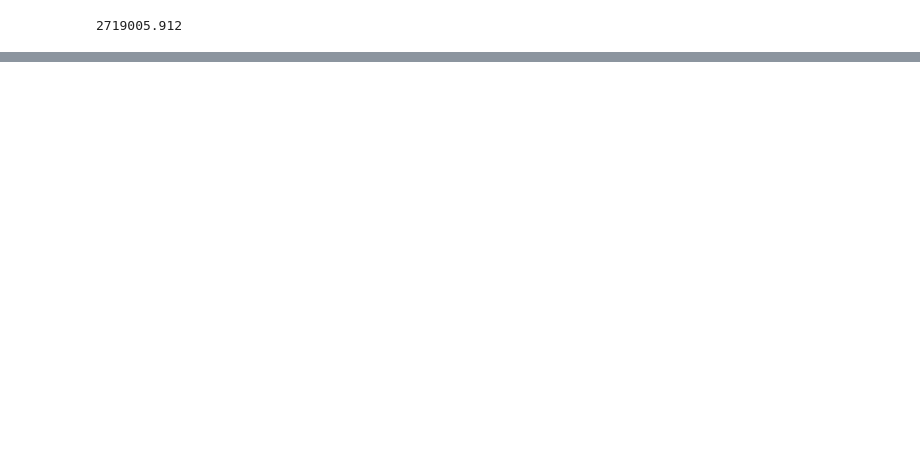
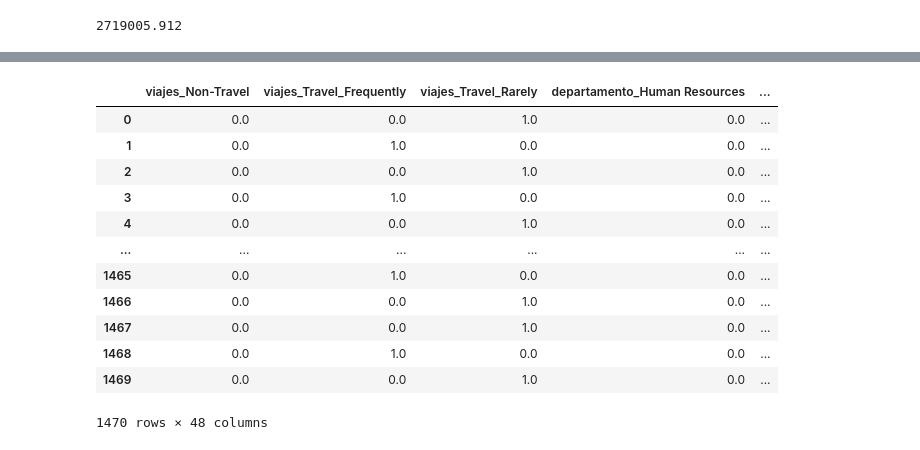
Before and after one commit to Carlos-Ernesto/Data-Science, a Jupyter notebook: DS4B/codigo_personal.ipynb, the cells around one changed output, grey strips where cells are left out. Drawn from its saved outputs; the diff is of its cells as text; code cells hidden in the pictures; blank space fills up the shorter version.

```diff
--- a/DS4B/codigo_personal.ipynb
+++ b/DS4B/codigo_personal.ipynb
@@ -131,7 +131,7 @@ CONCLUSIONES:
 # %%
 data.drop(columns="mayor_edad", inplace=True)
 data["educacion"] = data["educacion"].fillna("Universitaria")
-data["satisafaccion_trabajo"] = data["satisfaccion_trabajo"].fillna("Alta")
+data["satisfaccion_trabajo"] = data["satisfaccion_trabajo"].fillna("Alta")
 data["implicacion"] = data["implicacion"].fillna("Alta")
 # %% [markdown]
 EDA VARIABLES NUMÉRICAS
@@ -298,0 +313,2 @@ Reducir un 30% la fuga de empleados nos ahorraría 815701$ cada año.
+# %%
+df_ml = data.copy()
@@ -298,0 +335,34 @@ Reducir un 30% la fuga de empleados nos ahorraría 815701$ cada año.
+# %%
+#Convertir todas variables a numéricas
+from sklearn.preprocessing import OneHotEncoder
+
+#Variables categóricas
+cat = df_ml.select_dtypes('O')
+
+#Instanciación
+ohe = OneHotEncoder(sparse_output=False)
+
+#Entrenamos
+ohe.fit(cat)
+
+#Aplicamos
+cat_ohe = ohe.transform(cat)
+
+#Ponemos los nombres
+cat_ohe = pd.DataFrame(cat_ohe, columns = ohe.get_feature_names_out(input_features = cat.columns)).reset_index(drop = True)
+# %%
+cat_ohe
+# %% [output]
+|  | viajes_Non-Travel | viajes_Travel_Frequently | viajes_Travel_Rarely | departamento_Human Resources | ... |
+| 0 | 0.0 | 0.0 | 1.0 | 0.0 | ... |
+| 1 | 0.0 | 1.0 | 0.0 | 0.0 | ... |
+| 2 | 0.0 | 0.0 | 1.0 | 0.0 | ... |
+| 3 | 0.0 | 1.0 | 0.0 | 0.0 | ... |
+| 4 | 0.0 | 0.0 | 1.0 | 0.0 | ... |
+| ... | ... | ... | ... | ... | ... |
+| 1465 | 0.0 | 1.0 | 0.0 | 0.0 | ... |
+| 1466 | 0.0 | 0.0 | 1.0 | 0.0 | ... |
+| 1467 | 0.0 | 0.0 | 1.0 | 0.0 | ... |
+| 1468 | 0.0 | 1.0 | 0.0 | 0.0 | ... |
+| 1469 | 0.0 | 0.0 | 1.0 | 0.0 | ... |
+1470 rows × 48 columns
```
Also changed, not shown: parts of 9 cells of this notebook, 1 other file.
